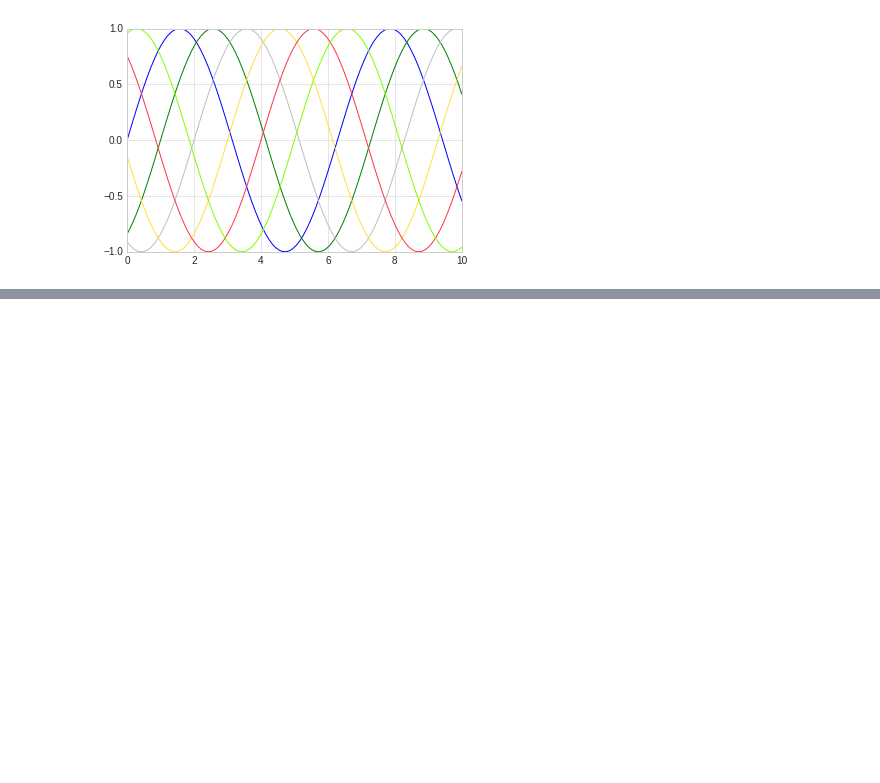
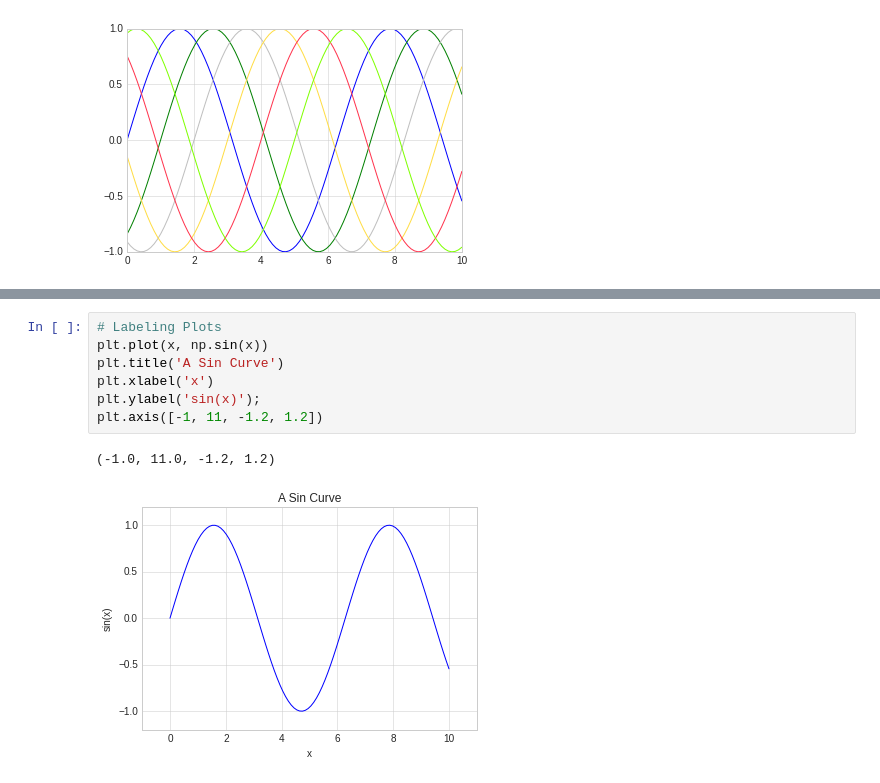
Before and after one commit to aliensmart/machine_learning, a Jupyter notebook: Matplotlib.ipynb, the cells around one changed output, grey strips where cells are left out. Drawn from its saved outputs; the diff is of its cells as text; blank space fills up the shorter version.

```diff
--- a/Matplotlib.ipynb
+++ b/Matplotlib.ipynb
@@ -174,0 +175,10 @@ plt.axis('equal');
+# %%
+# Labeling Plots
+plt.plot(x, np.sin(x))
+plt.title('A Sin Curve')
+plt.xlabel('x')
+plt.ylabel('sin(x)');
+plt.axis([-1, 11, -1.2, 1.2])
+# %% [output]
+(-1.0, 11.0, -1.2, 1.2)
+[figure, added]
```
Also changed, not shown: parts of 18 cells of this notebook.
